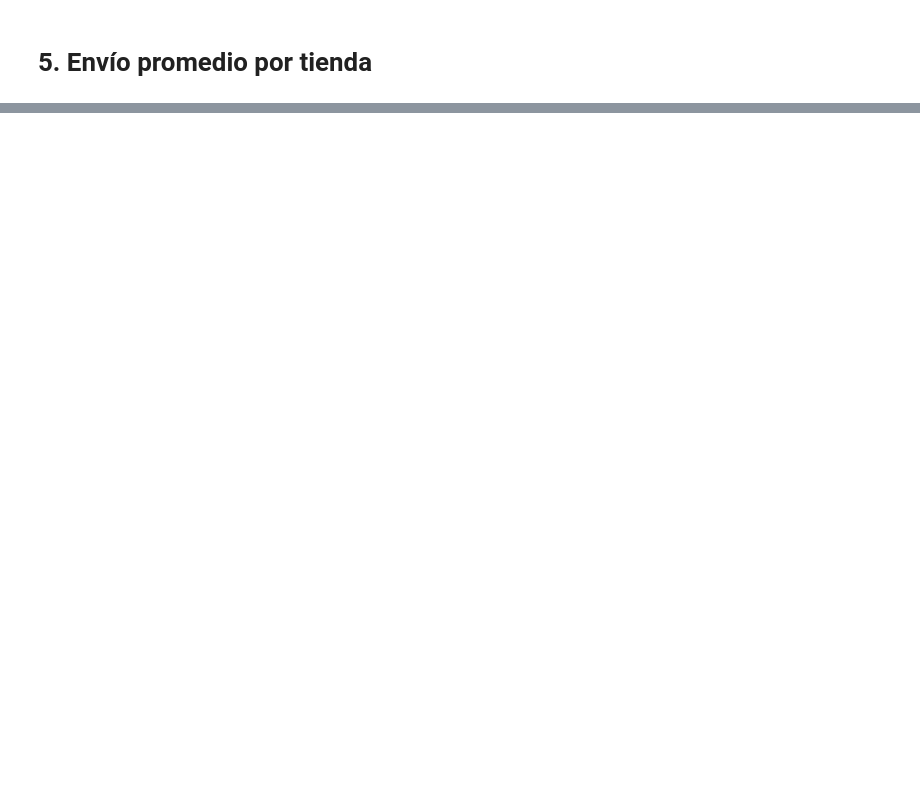
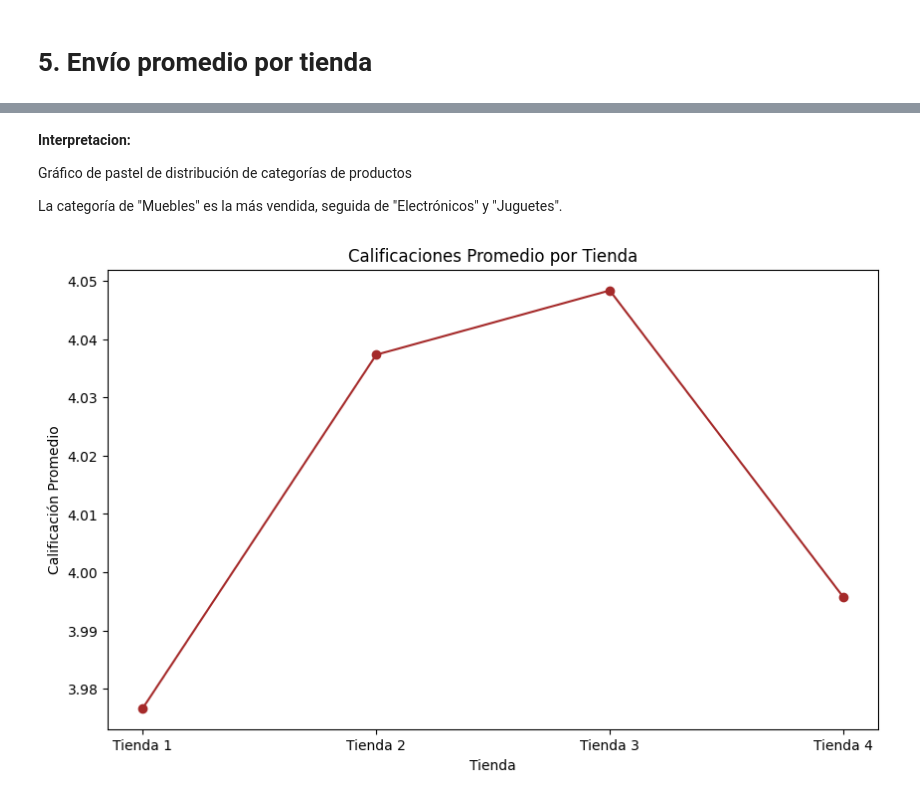
Before and after one commit to dairxp/challenge-data-science-latam, a Jupyter notebook: AluraStoreLatam.ipynb, the cells around one changed output, grey strips where cells are left out. Drawn from its saved outputs; the diff is of its cells as text; code cells hidden in the pictures; blank space fills up the shorter version.

```diff
--- a/AluraStoreLatam.ipynb
+++ b/AluraStoreLatam.ipynb
@@ -134,0 +235,18 @@ Calificación promedio Tienda 4: 4.00
+# %% [markdown]
+**Interpretacion:**
+
+Gráfico de pastel de distribución de categorías de productos
+
+La categoría de "Muebles" es la más vendida, seguida de "Electrónicos" y "Juguetes".
+# %%
+# Gráfico de líneas para calificaciones promedio por tienda
+calificaciones = [calificacion_promedio_tienda1, calificacion_promedio_tienda2, calificacion_promedio_tienda3, calificacion_promedio_tienda4]
+
+plt.figure(figsize=(10, 6))
+plt.plot(tiendas, calificaciones, marker='o', linestyle='-', color='brown')
+plt.title('Calificaciones Promedio por Tienda')
+plt.xlabel('Tienda')
+plt.ylabel('Calificación Promedio')
+plt.show()
+# %% [output]
+[figure, added]
```
Also changed, not shown: parts of 19 cells of this notebook.
